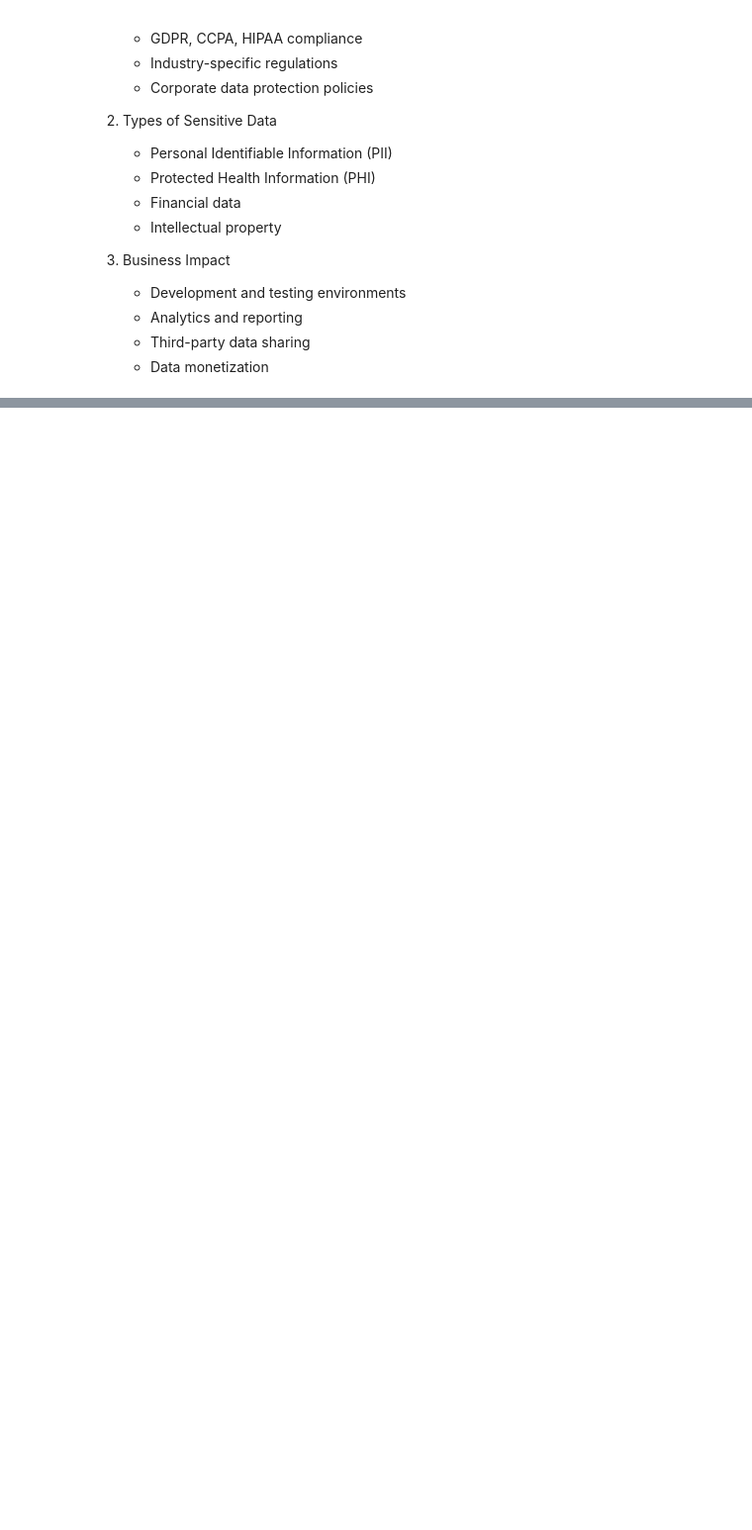
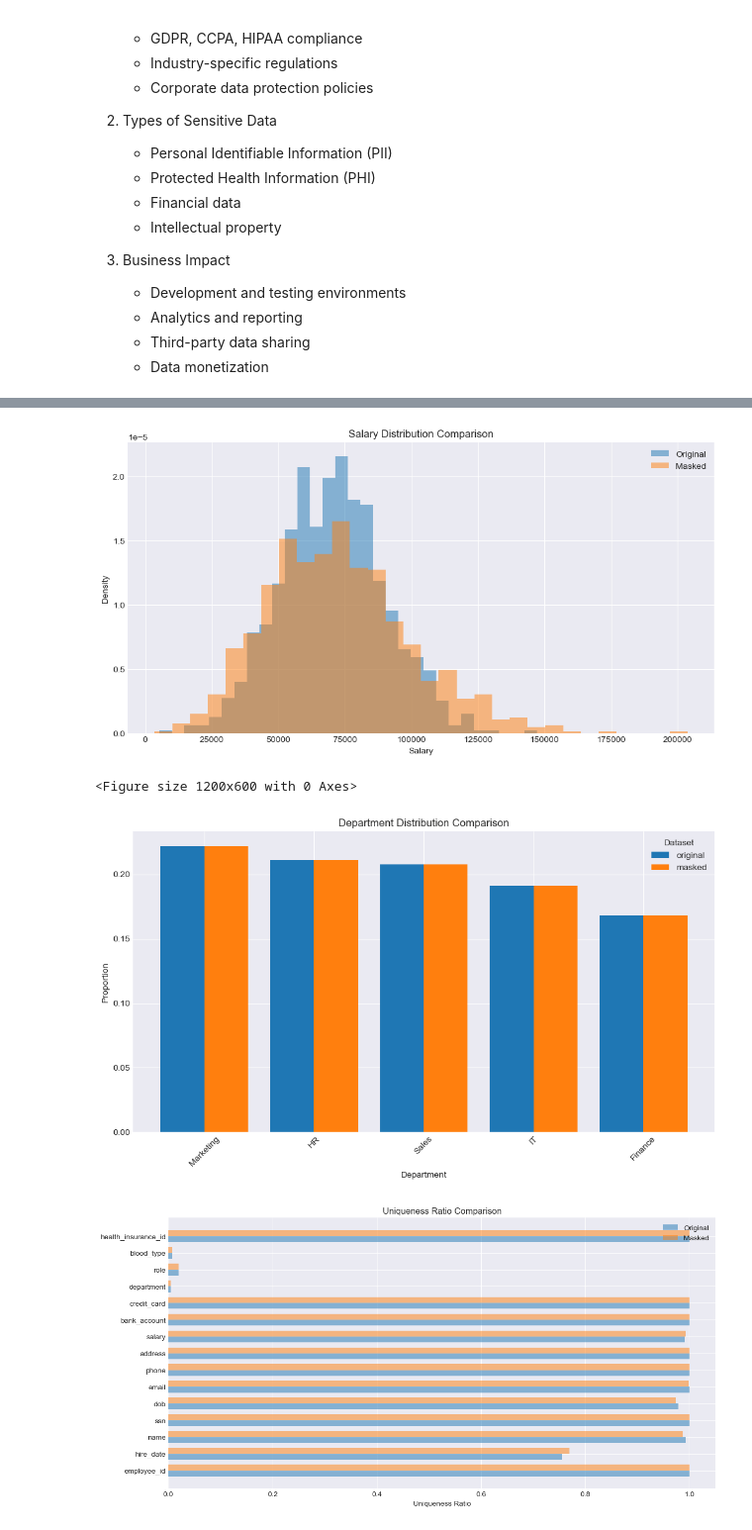
Before and after one commit to Burton-David/delphix-masking-demo, a Jupyter notebook: notebooks/Delphix_Data_Masking.ipynb, the cells around one changed output, grey strips where cells are left out. Shown: that part at 99% size. Saved outputs shown, nothing was run; the diff lists cells and outputs as text; code cells hidden in the pictures; blank space fills up the shorter version.

```diff
--- a/notebooks/Delphix_Data_Masking.ipynb
+++ b/notebooks/Delphix_Data_Masking.ipynb
@@ -65,0 +384,52 @@ Successfully installed faker-33.1.0
+# %%
+def visualize_quality_metrics(original_df, masked_df, analysis_results):
+    """Create visualizations for key quality metrics"""
+
+    # Set up the plotting style
+    plt.style.use('seaborn-v0_8-darkgrid')
+
+    # 1. Salary Distribution Comparison
+    plt.figure(figsize=(12, 6))
+    plt.hist(original_df['salary'], bins=30, alpha=0.5, label='Original', density=True)
+    plt.hist(masked_df['salary'], bins=30, alpha=0.5, label='Masked', density=True)
+    plt.title('Salary Distribution Comparison')
+    plt.xlabel('Salary')
+    plt.ylabel('Density')
+    plt.legend()
+    plt.show()
+
+    # 2. Department Distribution Comparison
+    dept_comparison = analysis_results['categorical_distributions']['department']
+
+    plt.figure(figsize=(12, 6))
+    dept_comparison.plot(kind='bar', width=0.8)
+    plt.title('Department Distribution Comparison')
+    plt.xlabel('Department')
+    plt.ylabel('Proportion')
+    plt.xticks(rotation=45)
+    plt.legend(title='Dataset')
+    plt.tight_layout()
+    plt.show()
+
+    # 3. Uniqueness Ratio Comparison
+    uniqueness = analysis_results['uniqueness']
+
+    plt.figure(figsize=(12, 6))
+    plt.barh(range(len(uniqueness)), uniqueness['uniqueness_ratio_original'],
+            alpha=0.5, label='Original', height=0.35)
+    plt.barh([x + 0.35 for x in range(len(uniqueness))], uniqueness['uniqueness_ratio_masked'],
+            alpha=0.5, label='Masked', height=0.35)
+    plt.yticks([x + 0.175 for x in range(len(uniqueness))], uniqueness.index)
+    plt.title('Uniqueness Ratio Comparison')
+    plt.xlabel('Uniqueness Ratio')
+    plt.legend()
+    plt.tight_layout()
+    plt.show()
+
+# Create visualizations
+visualize_quality_metrics(enterprise_df, masked_enterprise_df, quality_analysis)
+# %% [output]
+[figure, added]
+<Figure size 1200x600 with 0 Axes>
+[figure, added]
+[figure, added]
```
Also changed, not shown: parts of 17 cells of this notebook, 4 other files.
